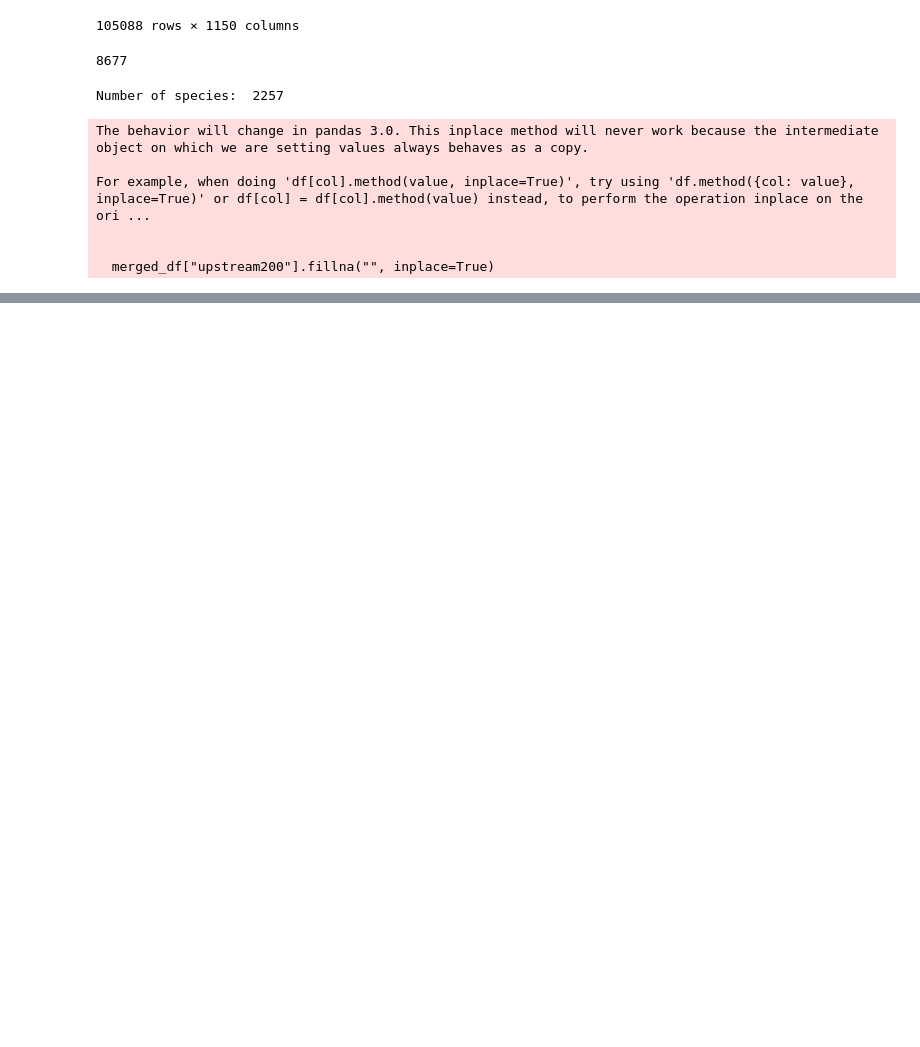
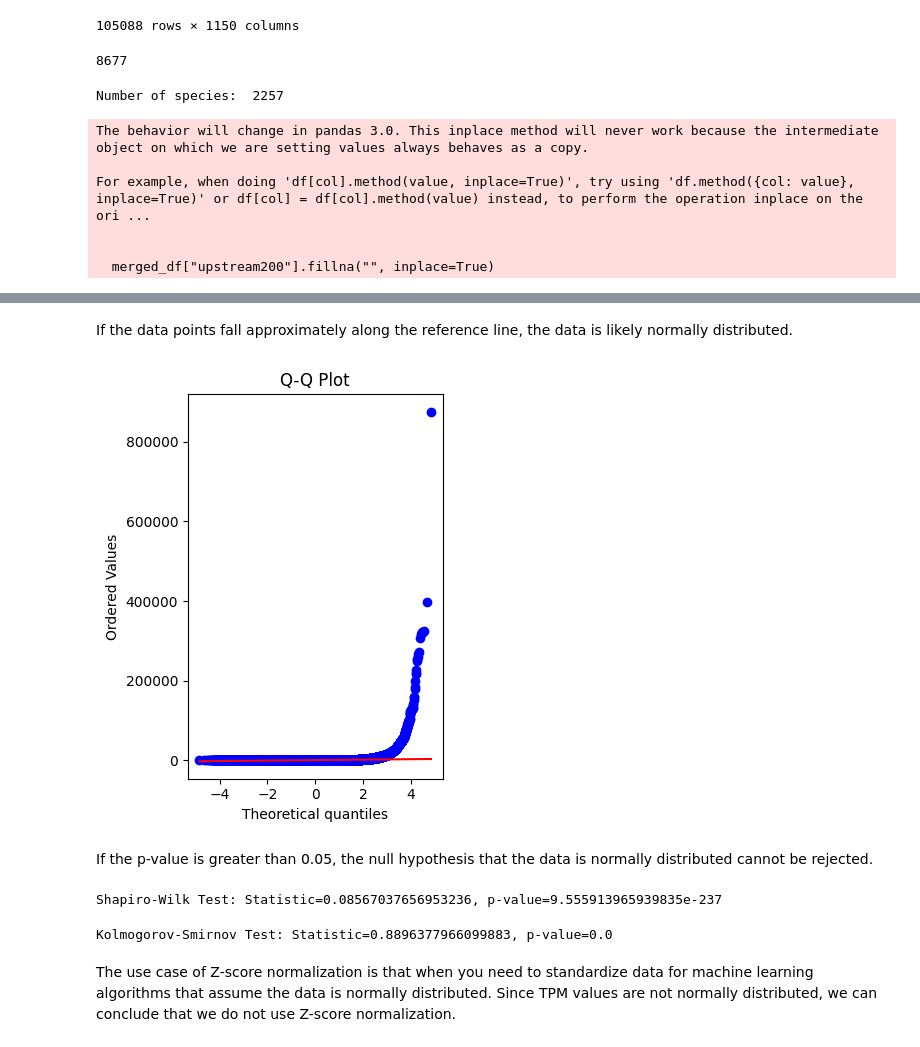
Before and after one commit to memetc/ML4RG_Group1, a Jupyter notebook: data_preparation.ipynb, the cells around one changed output, grey strips where cells are left out. Cells and saved outputs as stored; diff of their text form; code cells hidden in the pictures; blank space fills up the shorter version.

```diff
--- a/data_preparation.ipynb
+++ b/data_preparation.ipynb
@@ -213,3 +203,28 @@ mean_df
 1122838 rows × 4 columns
 # %%
 mean_df.to_csv(f'{os.getcwd()}/data/mean_tpm.csv')
+# %% [markdown]
+If the data points fall approximately along the reference line, the data is likely normally distributed.
+# %%
+plt.subplot(1, 2, 2)
+stats.probplot(mean_df['mean_tpm'], dist="norm", plot=plt)
+plt.title('Q-Q Plot')
+
+plt.tight_layout()
+plt.show()
+# %% [output]
+[figure, added]
+# %% [markdown]
+If the p-value is greater than 0.05, the null hypothesis that the data is normally distributed cannot be rejected.
+# %%
+shapiro_test = stats.shapiro(mean_df['mean_tpm'])
+print(f"Shapiro-Wilk Test: Statistic={shapiro_test.statistic}, p-value={shapiro_test.pvalue}")
+# %% [output]
+Shapiro-Wilk Test: Statistic=0.08567037656953236, p-value=9.555913965939835e-237
+# %%
+ks_test = stats.kstest(mean_df['mean_tpm'], 'norm')
+print(f"Kolmogorov-Smirnov Test: Statistic={ks_test.statistic}, p-value={ks_test.pvalue}")
+# %% [output]
+Kolmogorov-Smirnov Test: Statistic=0.8896377966099883, p-value=0.0
+# %% [markdown]
+The use case of Z-score normalization is that when you need to standardize data for machine learning algorithms that assume the data is normally distributed. Since TPM values are not normally distributed, we can conclude that we do not use Z-score normalization.
```
Also changed, not shown: parts of 4 cells of this notebook, 1 other file.
